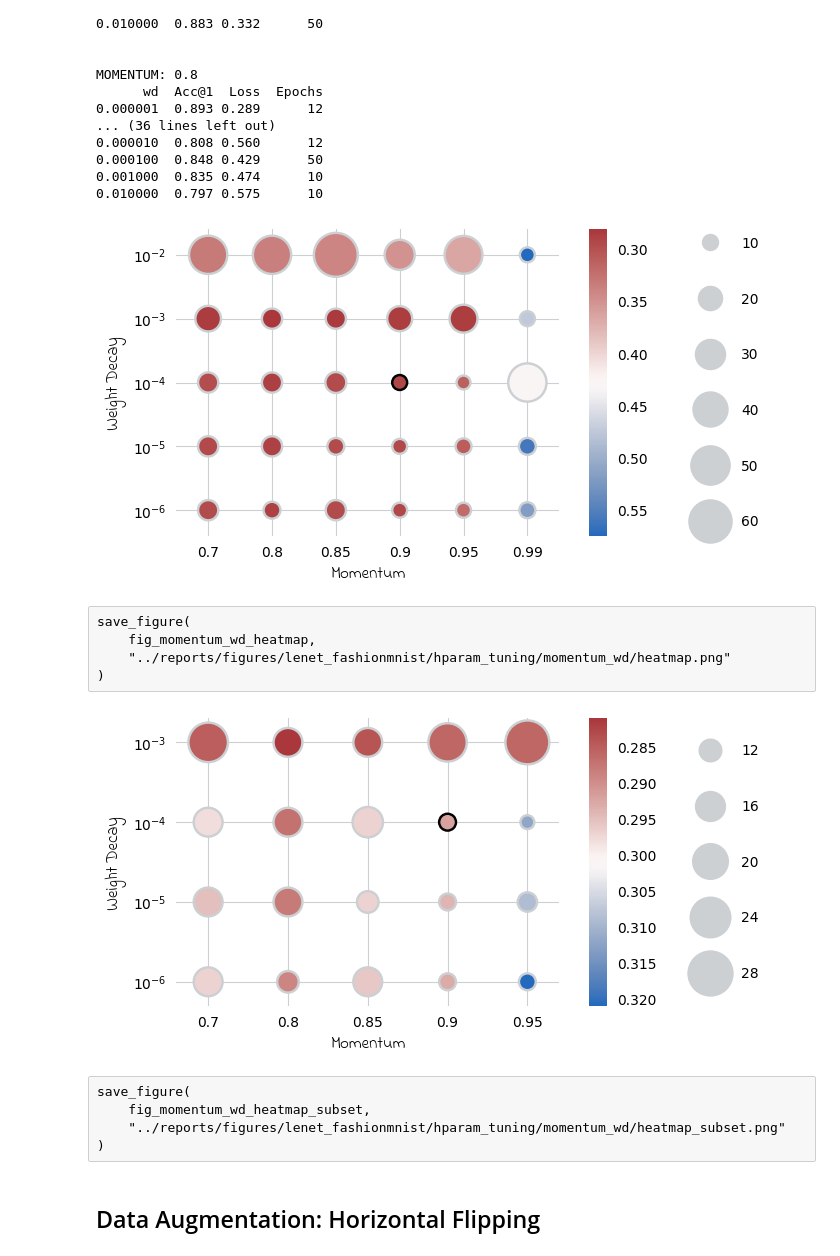
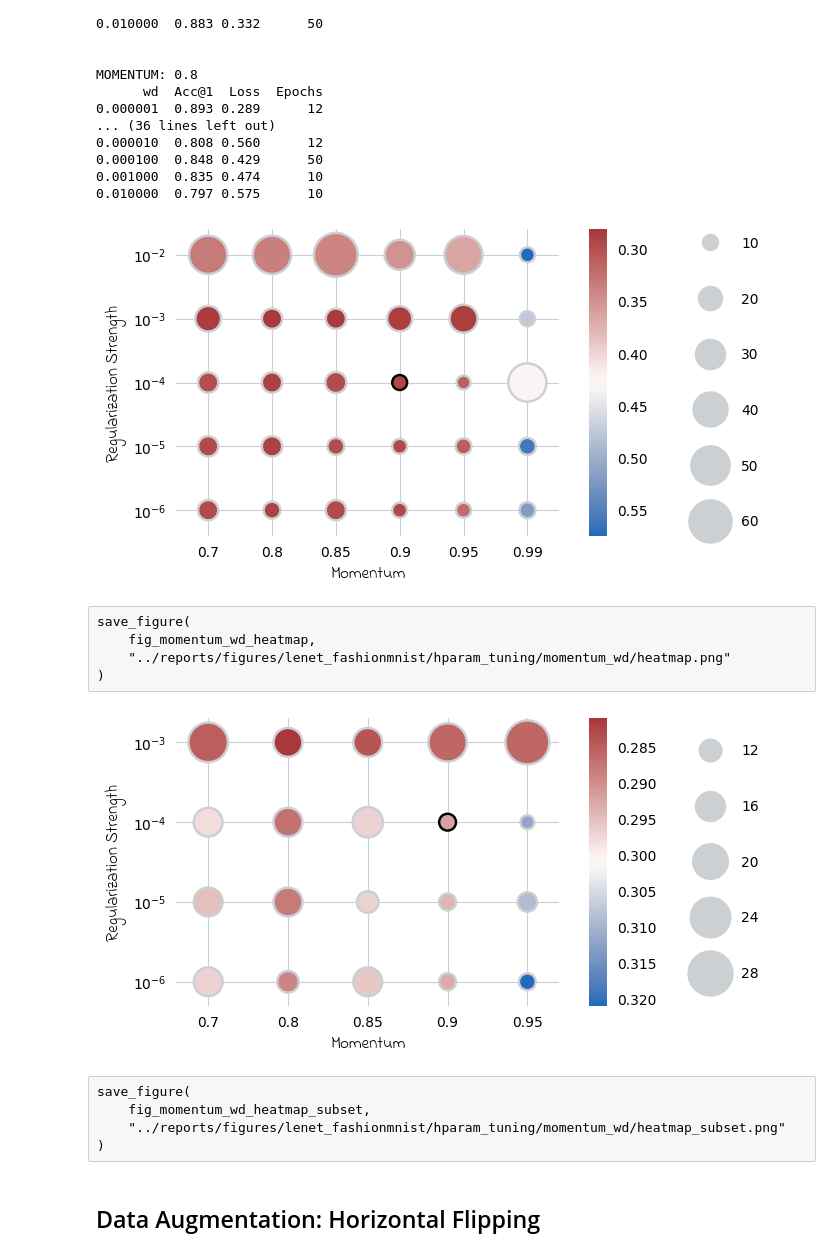
Before and after one commit to mrvnthss/rsa-vision-networks, a Jupyter notebook: notebooks/4.12-mt-data-analysis-lenet-fashionmnist.ipynb, the cells around one changed output. Cells and saved outputs as stored; diff of their text form; code cells hidden in the pictures.

```diff
--- a/notebooks/4.12-mt-data-analysis-lenet-fashionmnist.ipynb
+++ b/notebooks/4.12-mt-data-analysis-lenet-fashionmnist.ipynb
@@ -310,7 +310,7 @@ with sns.axes_style({"axes.edgecolor": anthracite}):
 g.set_axis_labels("Epochs", "Loss", font=indie_flower, size=12)
 g.set_titles(
     row_template="Batch Size = {row_name}",
-    col_template="Weight Decay = {col_name}",
+    col_template="Regularization Strength = {col_name}",
     font=indie_flower,
     size=12
 )
@@ -480,7 +480,7 @@ with sns.axes_style({"axes.axisbelow": True}):
 
 # Add axis labels
 ax.set_xlabel("Momentum", font=indie_flower, size=12)
-ax.set_ylabel("Weight Decay", font=indie_flower, size=12)
+ax.set_ylabel("Regularization Strength", font=indie_flower, size=12)
 
 # Modify tick labels
 ax.set_yticks(range(0, 5))
@@ -527,39 +527,39 @@ cbar.outline.set_visible(False)
 epochs_handles = [
     Line2D(
         [0], [0],
         linestyle="None",
         color=anthracite_light,
         marker="o",
         markersize=v,
         markeredgewidth=1.75,
         label=k
     )
     for k, v in epochs_dict.items()
 ]
 g.ax.legend(
     handles=epochs_handles,
     loc="center left",
     bbox_to_anchor=(1.325, 0.5),
     frameon=False,
     labelspacing=3,
     handletextpad=1.25
 )
 
 # Control figure aesthetics
 sns.despine(ax=ax, left=True, bottom=True)
 g.ax.tick_params(left=False, bottom=False)
 g.ax.invert_yaxis()
 g.ax.grid(color=anthracite_light)
 
 fig_momentum_wd_heatmap = g.fig
 plt.show()
 # %% [output]
-[figure, old version]
+[figure, new version]
-# %% [raw]
-save_figure(
-    fig_momentum_wd_heatmap,
-    "../reports/figures/lenet_fashionmnist/hparam_tuning/momentum_wd/heatmap.png"
-)
+# %% [raw]
+save_figure(
+    fig_momentum_wd_heatmap,
+    "../reports/figures/lenet_fashionmnist/hparam_tuning/momentum_wd/heatmap.png"
+)
 # %%
 # Exclude parameter combinations that are clearly not performing well
 momentum_wd_subset = momentum_wd.copy()
@@ -582,7 +582,7 @@ with sns.axes_style({"axes.axisbelow": True}):
 
 # Add axis labels
 ax.set_xlabel("Momentum", font=indie_flower, size=12)
-ax.set_ylabel("Weight Decay", font=indie_flower, size=12)
+ax.set_ylabel("Regularization Strength", font=indie_flower, size=12)
 
 # Modify tick labels
 ax.set_yticks(range(0, 4))
@@ -656,12 +656,12 @@ g.ax.grid(color=anthracite_light)
 fig_momentum_wd_heatmap_subset = g.fig
 plt.show()
 # %% [output]
-[figure, old version]
+[figure, new version]
-# %% [raw]
-save_figure(
-    fig_momentum_wd_heatmap_subset,
-    "../reports/figures/lenet_fashionmnist/hparam_tuning/momentum_wd/heatmap_subset.png"
-)
+# %% [raw]
+save_figure(
+    fig_momentum_wd_heatmap_subset,
+    "../reports/figures/lenet_fashionmnist/hparam_tuning/momentum_wd/heatmap_subset.png"
+)
 # %% [markdown]
 ## Data Augmentation: Horizontal Flipping
 # %%
```
Also changed, not shown: parts of 13 cells of this notebook, 5 other files.
